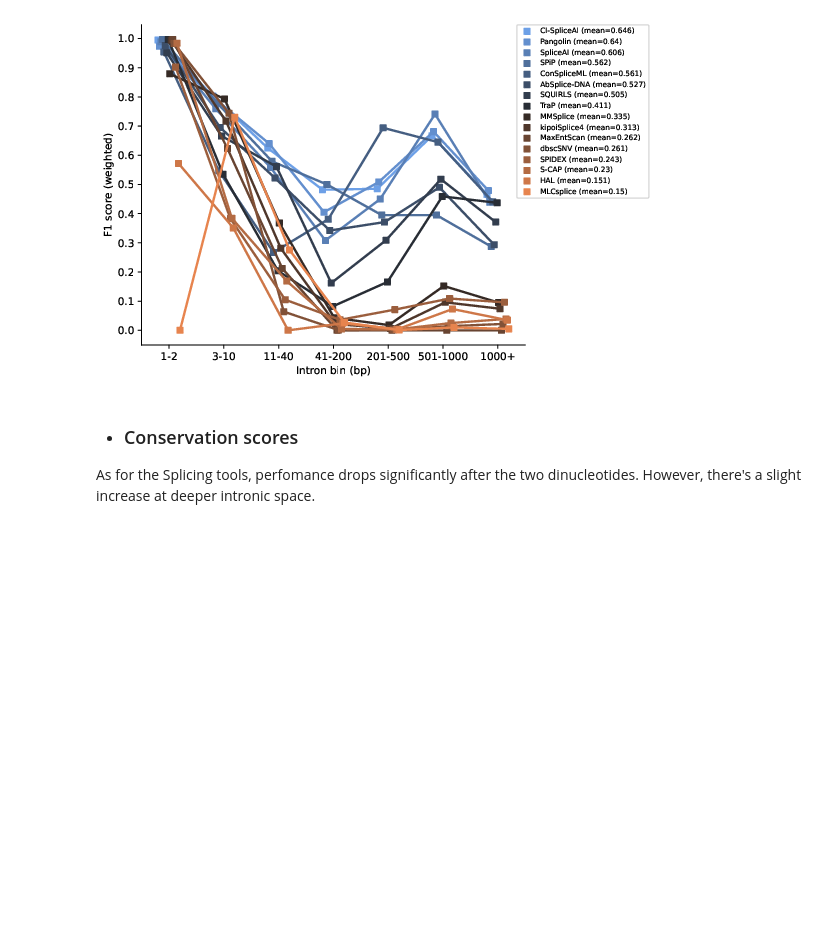
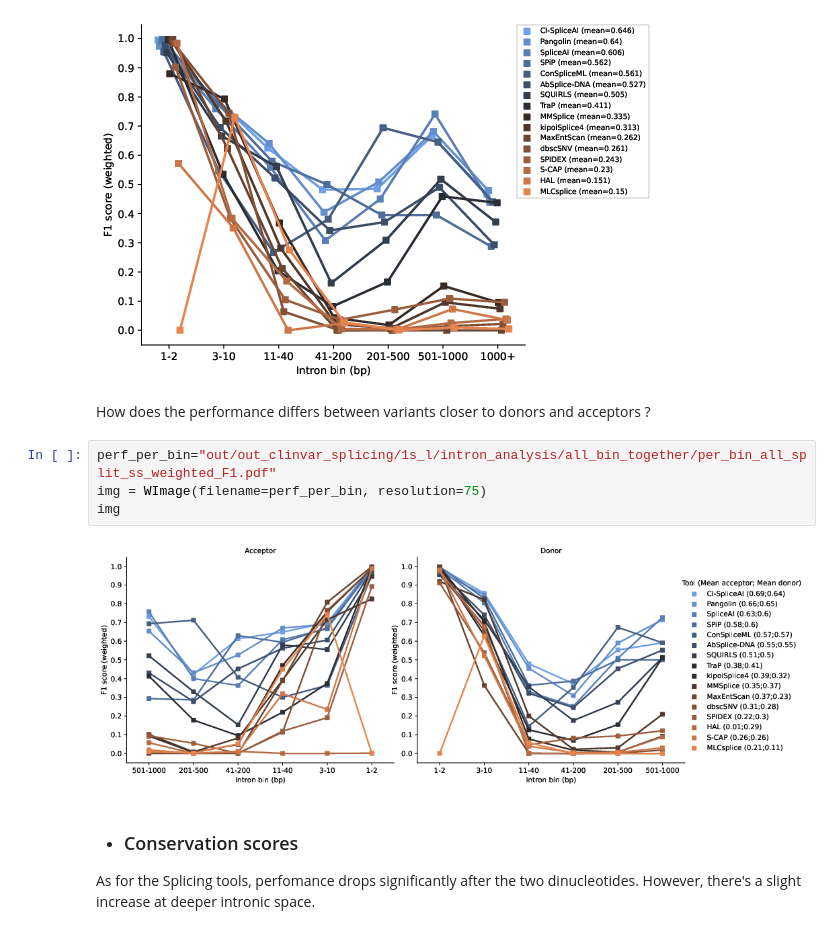
Before and after one commit to PedroBarbosa/DeepIntronic_Benchmark, a Jupyter notebook: intronic_benchmark.ipynb, the cells around one changed output. Saved outputs shown, nothing was run; the diff lists cells and outputs as text; blank space fills up the shorter version.

```diff
--- a/intronic_benchmark.ipynb
+++ b/intronic_benchmark.ipynb
@@ -98,6 +104,14 @@ img = WImage(filename=perf, resolution=75)
 img
 # %% [output]
 [figure]
+# %% [markdown]
+How does the performance differs between variants closer to donors and acceptors ?
+# %%
+perf_per_bin="out/out_clinvar_splicing/1s_l/intron_analysis/all_bin_together/per_bin_all_split_ss_weighted_F1.pdf"
+img = WImage(filename=perf_per_bin, resolution=75)
+img
+# %% [output]
+[figure, added]
 # %% [markdown]
 * ### Conservation scores
 
```
Also changed, not shown: parts of 21 cells of this notebook, 5 other files.
